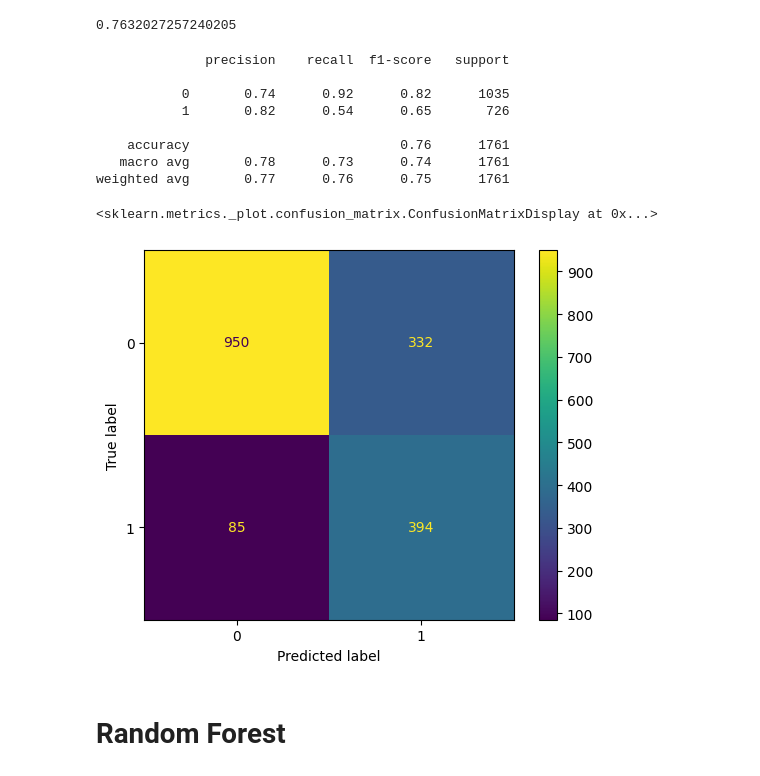
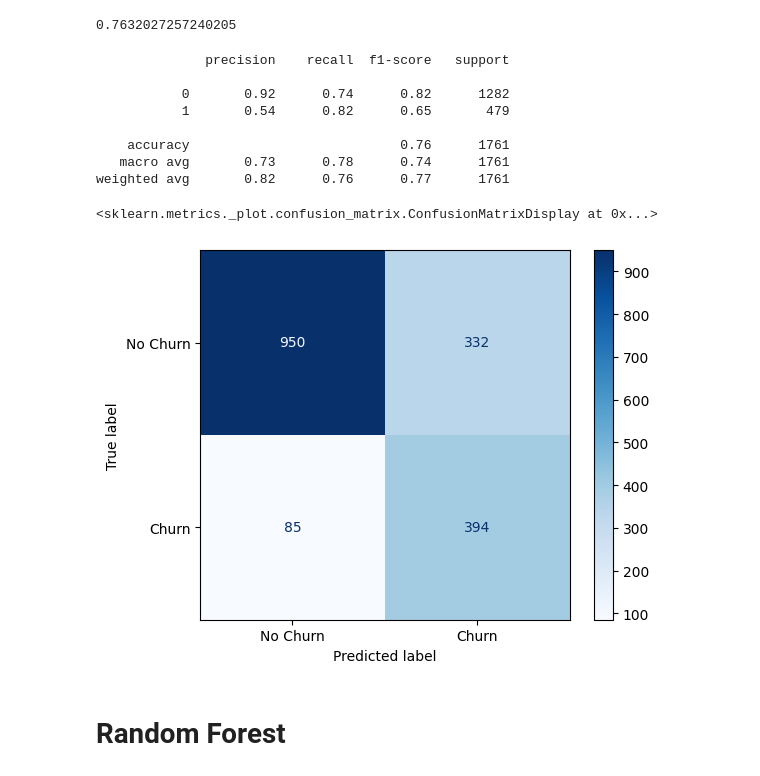
Before and after one commit to snehangshu2002/Customer-Churn-Prediction, a Jupyter notebook: customer.ipynb, the cells around one changed output. Drawn from its saved outputs; the diff is of its cells as text; code cells hidden in the pictures.

```diff
--- a/customer.ipynb
+++ b/customer.ipynb
@@ -499,20 +499,29 @@ logistic_regression_modesl_accurecy
 # %% [output]
 0.7632027257240205
 # %%
-logistic_regression_modesl_classification_report =classification_report(y_predict,y_test)
+logistic_regression_modesl_classification_report =classification_report(y_test,y_predict)
 print(logistic_regression_modesl_classification_report)
 # %% [output]
               precision    recall  f1-score   support
 
-           0       0.74      0.92      0.82      1035
-           1       0.82      0.54      0.65       726
+           0       0.92      0.74      0.82      1282
+           1       0.54      0.82      0.65       479
 
     accuracy                           0.76      1761
-   macro avg       0.78      0.73      0.74      1761
-weighted avg       0.77      0.76      0.75      1761
+   macro avg       0.73      0.78      0.74      1761
+weighted avg       0.82      0.76      0.77      1761
-# %%
-import sklearn.metrics
-sklearn.metrics.ConfusionMatrixDisplay.from_estimator(logistic_regression_model, X_test_scaled, y_test)
-# %% [output]
-<sklearn.metrics._plot.confusion_matrix.ConfusionMatrixDisplay at 0x...>
-[figure, removed]
+# %%
+from sklearn.metrics import ConfusionMatrixDisplay
+
+# Display confusion matrix
+ConfusionMatrixDisplay.from_estimator(
+    logistic_regression_model,  # trained model
+    X_test_scaled,              # test features
+    y_test,                     # true labels
+    display_labels=['No Churn', 'Churn'],  # optional labels
+    cmap='Blues',               # optional color
+    normalize=None              # or 'true' for percentages
+)
+# %% [output]
+<sklearn.metrics._plot.confusion_matrix.ConfusionMatrixDisplay at 0x...>
+[figure, added]
```
Also changed, not shown: parts of 20 cells of this notebook, 2 other files.
